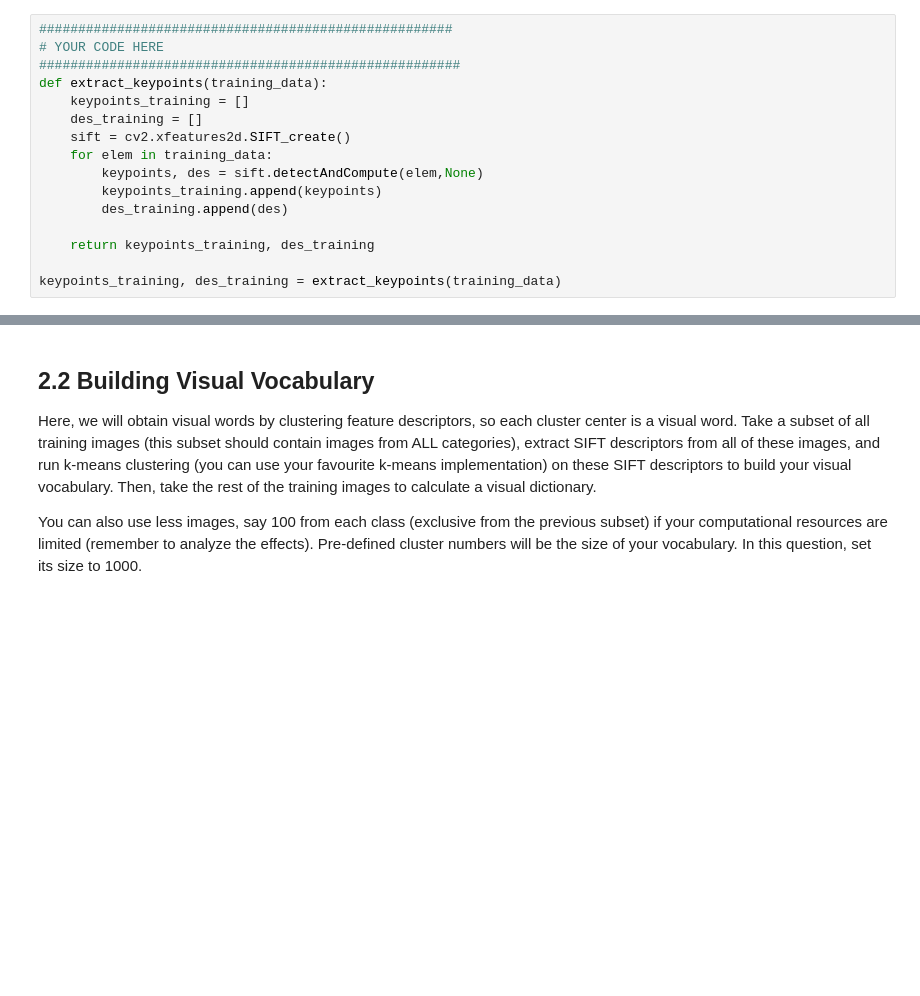
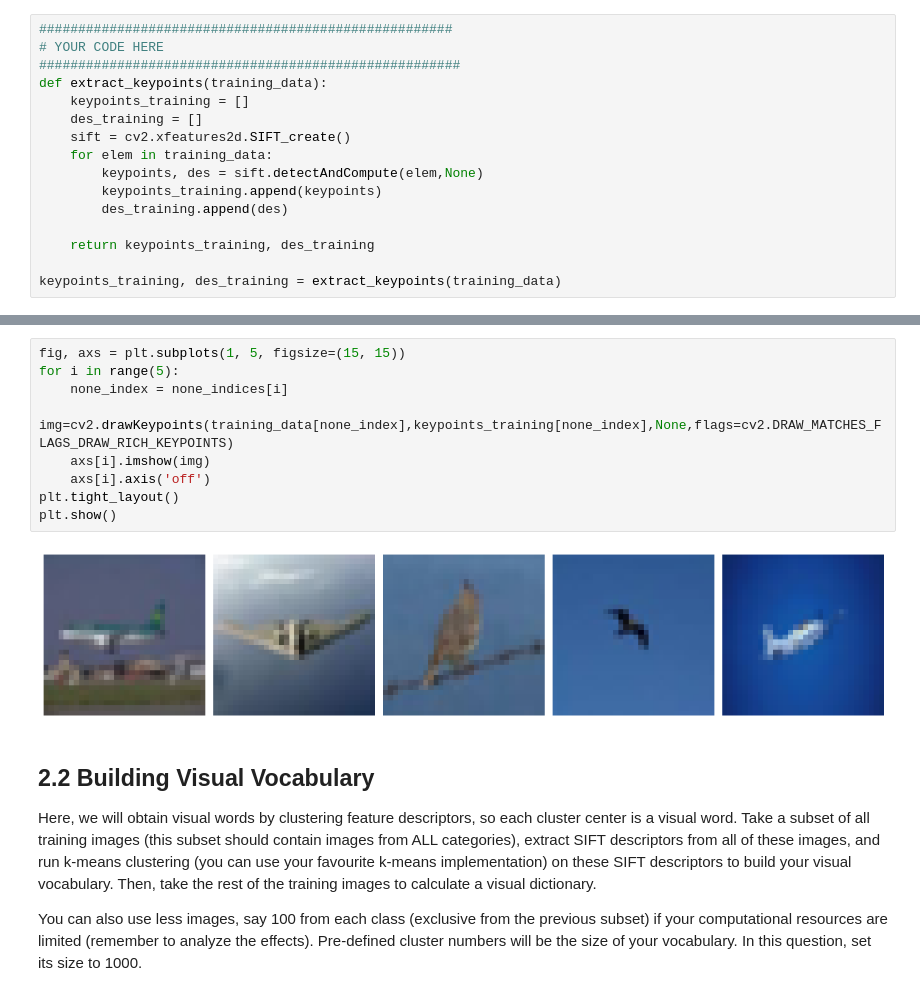
Before and after one commit to karim-abdel/ComputerVision_1, a Jupyter notebook: Final Lab/CV1 Final Lab Pt1.ipynb, the cells around one changed output, grey strips where cells are left out. Saved outputs shown, nothing was run; the diff lists cells and outputs as text; blank space fills up the shorter version.

```diff
--- a/Final Lab/CV1 Final Lab Pt1.ipynb
+++ b/Final Lab/CV1 Final Lab Pt1.ipynb
@@ -169,3 +189,14 @@ plt.show()
+# %%
+fig, axs = plt.subplots(1, 5, figsize=(15, 15))
+for i in range(5):
+    none_index = none_indices[i]
+    img=cv2.drawKeypoints(training_data[none_index],keypoints_training[none_index],None,flags=cv2.DRAW_MATCHES_FLAGS_DRAW_RICH_KEYPOINTS)
+    axs[i].imshow(img)
+    axs[i].axis('off')
+plt.tight_layout()
+plt.show()
+# %% [output]
+[figure, added]
 # %% [markdown]
 ## **2.2 Building Visual Vocabulary**
 
```
Also changed, not shown: parts of 8 cells of this notebook.
